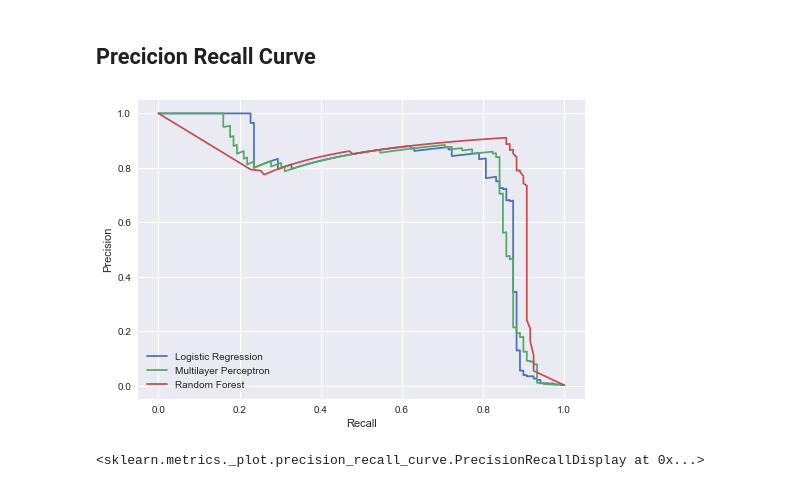
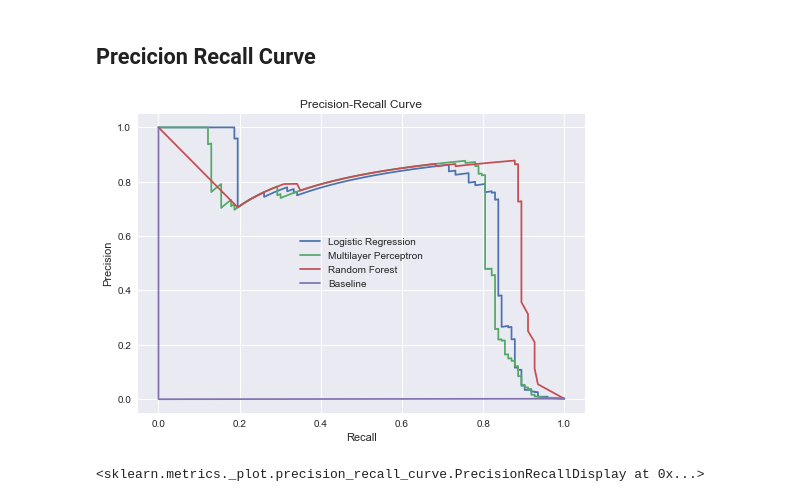
Before and after one commit to bjarnemu/aml2021finalproject, a Jupyter notebook: krog_main.ipynb, the cells around one changed output. Cells and saved outputs as stored; diff of their text form; code cells hidden in the pictures.

Commit message:
More metrics

```diff
--- a/krog_main.ipynb
+++ b/krog_main.ipynb
@@ -89,7 +142,7 @@ knn = KNeighborsClassifier(n_jobs=4)
 rfc = RandomForestClassifier(n_estimators=300, n_jobs=4, random_state=42)
 svc = SVC(probability=True, gamma=2, C=1, random_state=42)
 nb = GaussianNB()
-mlp = MLPClassifier(hidden_layer_sizes=[10,10], random_state=42) #1000 500
+mlp = MLPClassifier(hidden_layer_sizes=[1000,200], random_state=42) #1000 500
 dum = DummyClassifier(random_state=42)
 
 
@@ -110,24 +163,21 @@ for train_index, valid_index in tqdm(skf.split(X_train,y_train)):
     dum.fit(X_strat_train, y_strat_train)
     knn.fit(X_strat_train, y_strat_train)
     rfc.fit(X_strat_train, y_strat_train)
-    #svc.fit(X_train, y_train)
     nb.fit(X_strat_train, y_strat_train)
     mlp.fit(X_strat_train, y_strat_train)
 
-    lrg_accuracies.append(lrg.score(X_valid, y_valid))
-    dum_accuracies.append(dum.score(X_valid, y_valid))
-    knn_accuracies.append(knn.score(X_valid, y_valid))
-    rfc_accuracies.append(rfc.score(X_valid, y_valid))
-    #svc_accuracies.append(svc.score(X_test, y_test))
-    nb_accuracies.append(nb.score(X_valid, y_valid))
-    mlp_accuracies.append(mlp.score(X_valid, y_valid))
-    break #Only do it once for speed purpose when experimenting
+    lrg_accuracies.append(evaluate_model(lrg)) #Append the mean metrics
+    dum_accuracies.append(evaluate_model(dum))
+    knn_accuracies.append(evaluate_model(knn))
+    rfc_accuracies.append(evaluate_model(rfc))
+    nb_accuracies.append(evaluate_model(nb))
+    mlp_accuracies.append(evaluate_model(mlp))
+    #break #Only do it once for speed purpose when experimenting
 
-print("Mean Baseline Accuracy:", np.mean(dum_accuracies))
-print("Mean Logistic Regression Accuracy:", np.mean(lrg_accuracies))
-print("Mean KNN Accuracy:", np.mean(knn_accuracies))
-print("Mean Random Forest Accuracy:", np.mean(rfc_accuracies))
-#print("Mean Support Vector Classifier Accuracy:", np.mean(svc_accuracies))
-print("Mean Naïve Bayes Accuracy:", np.mean(nb_accuracies))
-print("Mean Multilayer Perceptron Accuracy:", np.mean(mlp_accuracies)) #0.9995
+print_scores(np.mean(dum_accuracies, axis=0), name="Baseline")
+print_scores(np.mean(lrg_accuracies, axis=0), name="Logistic Regression")
+print_scores(np.mean(knn_accuracies, axis=0), name="K-Nearest neighbours")
+print_scores(np.mean(rfc_accuracies, axis=0), name="Random Forest")
+print_scores(np.mean(nb_accuracies, axis=0), name="Naive Bayes")
+print_scores(np.mean(mlp_accuracies, axis=0), name="Multilayer Perceptron")
 # %% [output]
@@ -213,7 +262,7 @@ def plot_pr_cur(p, r, label="", title="plot title"):
     plt.xlabel('Recall')
     plt.ylabel('Precision')
     plt.title(title)
-    plt.legend(loc='lower left')
+    plt.legend(loc='best')
 
 def create_pr_curve(preds, targets, label="", title=""):
     all_p, all_r = [], []
@@ -227,10 +276,10 @@ def create_pr_curve(preds, targets, label="", title=""):
 # %%
 create_pr_curve(lrg.predict_proba(X_test)[:,1], y_test, label="Logistic Regression")
 create_pr_curve(mlp.predict_proba(X_test)[:,1], y_test, label="Multilayer Perceptron")
 create_pr_curve(rfc.predict_proba(X_test)[:,1], y_test, label="Random Forest")
-create_pr_curve(rfc.predict_proba(X_test)[:,1], y_test, label="Random Forest")
+create_pr_curve(dum.predict_proba(X_test)[:,1], y_test, label="Baseline", title="Precision-Recall Curve")
 # %% [output]
-[figure, old version]
+[figure, new version]
 # %%
 plot_precision_recall_curve(lrg, X_test, y_test)
 # %% [output]
```
Also changed, not shown: parts of 8 cells of this notebook.
